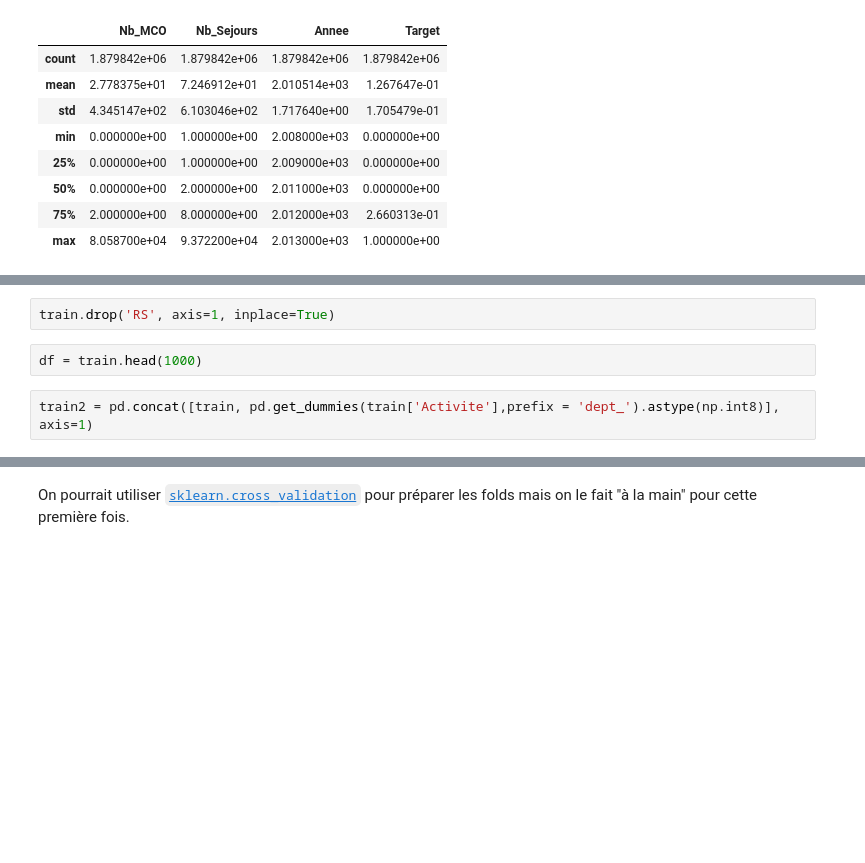
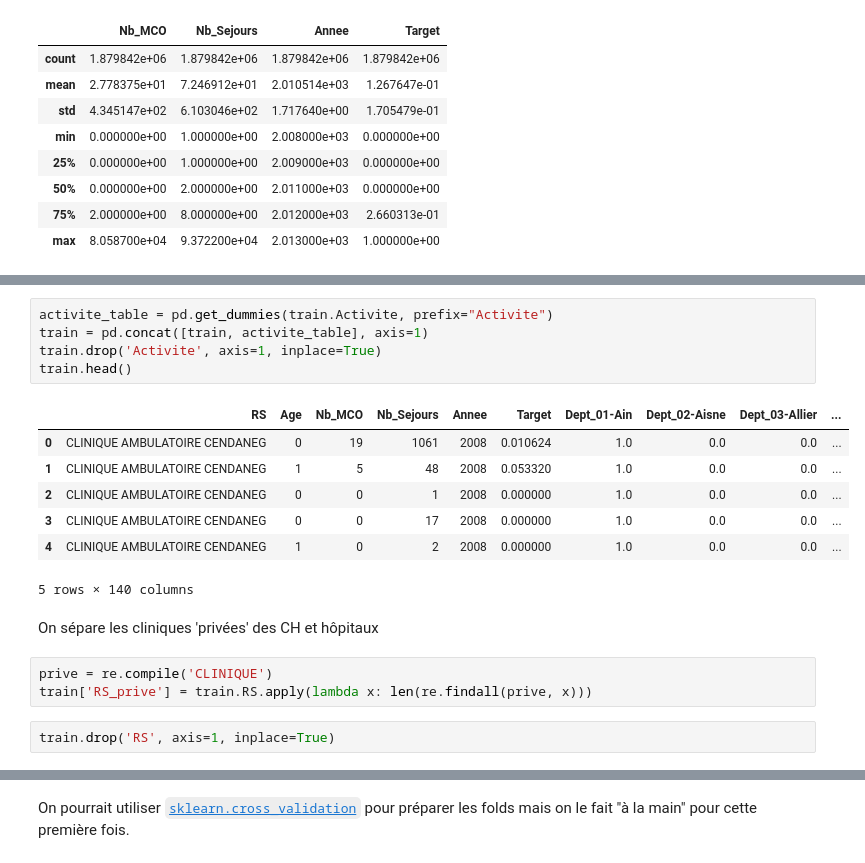
Before and after one commit to MarieCrappe/ANAPchallenge, a Jupyter notebook: Challenge ANAP.ipynb, the cells around one changed output, grey strips where cells are left out. Saved outputs shown, nothing was run; the diff lists cells and outputs as text; blank space fills up the shorter version.

```diff
--- a/Challenge ANAP.ipynb
+++ b/Challenge ANAP.ipynb
@@ -69,6 +83,20 @@ Index(['RS', 'Dept', 'Activite', 'Age', 'Nb_MCO', 'Nb_Sejours', 'Annee',
+# %%
+activite_table = pd.get_dummies(train.Activite, prefix="Activite")
+train = pd.concat([train, activite_table], axis=1)
+train.drop('Activite', axis=1, inplace=True)
+train.head()
+# %% [output]
+|  | RS | Age | Nb_MCO | Nb_Sejours | Annee | Target | Dept_01-Ain | Dept_02-Aisne | Dept_03-Allier | ... |
+| 0 | CLINIQUE AMBULATOIRE CENDANEG | 0 | 19 | 1061 | 2008 | 0.010624 | 1.0 | 0.0 | 0.0 | ... |
+| 1 | CLINIQUE AMBULATOIRE CENDANEG | 1 | 5 | 48 | 2008 | 0.053320 | 1.0 | 0.0 | 0.0 | ... |
+| 2 | CLINIQUE AMBULATOIRE CENDANEG | 0 | 0 | 1 | 2008 | 0.000000 | 1.0 | 0.0 | 0.0 | ... |
+| 3 | CLINIQUE AMBULATOIRE CENDANEG | 0 | 0 | 17 | 2008 | 0.000000 | 1.0 | 0.0 | 0.0 | ... |
+| 4 | CLINIQUE AMBULATOIRE CENDANEG | 1 | 0 | 2 | 2008 | 0.000000 | 1.0 | 0.0 | 0.0 | ... |
+5 rows × 140 columns
+# %% [markdown]
+<p>On sépare les cliniques 'privées' des CH et hôpitaux</p>
+# %%
+prive = re.compile('CLINIQUE')
+train['RS_prive'] = train.RS.apply(lambda x: len(re.findall(prive, x)))
 # %%
 train.drop('RS', axis=1, inplace=True)
-# %%
-df = train.head(1000)
-# %%
-train2 = pd.concat([train, pd.get_dummies(train['Activite'],prefix = 'dept_').astype(np.int8)], axis=1)
```
Also changed, not shown: parts of 8 cells of this notebook.
